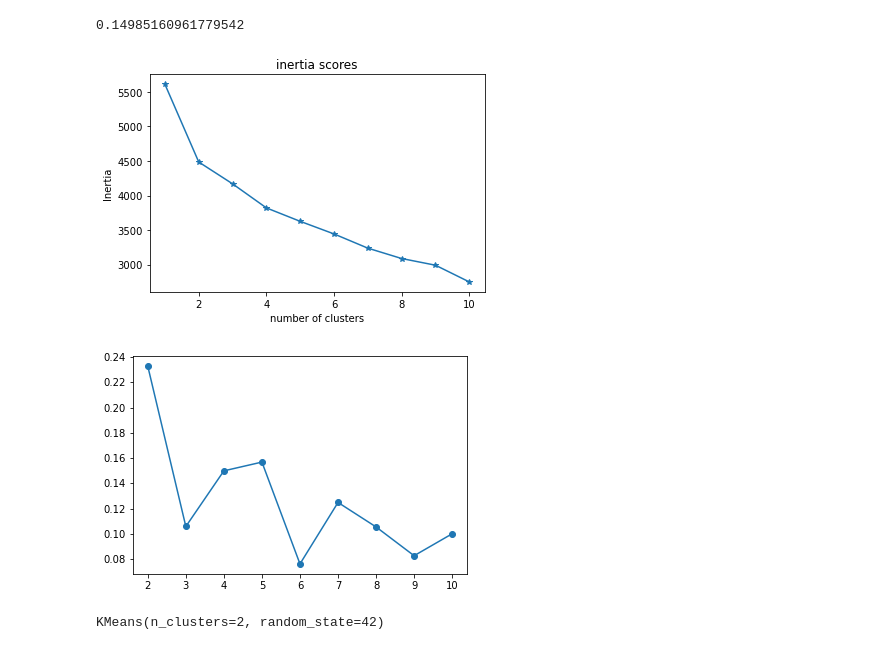
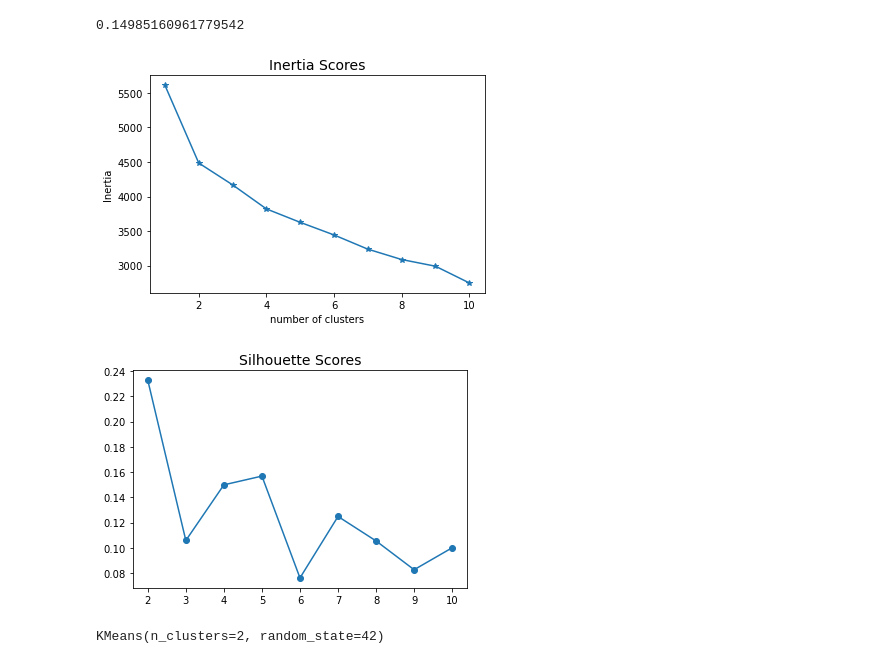
Before and after one commit to pemurp19/Predicting-HDI---Human-Development-Indicators, a Jupyter notebook: code/Clustering.ipynb, the cells around one changed output. Cells and saved outputs as stored; diff of their text form; code cells hidden in the pictures.

```diff
--- a/code/Clustering.ipynb
+++ b/code/Clustering.ipynb
@@ -110,20 +110,22 @@ for k in range(1,11):
 plt.plot(range(1,11), inertia_list, marker = '*');
 plt.xlabel('number of clusters')
 plt.ylabel('Inertia')
-plt.title('inertia scores');
+plt.title('Inertia Scores', fontsize = 14);
 # %% [output]
-[figure, old version]
+[figure, new version]
 # %%
 silhouette_list = []
 
 for k in range(2,11):
     km = KMeans(n_clusters = k, random_state= 42)
     km.fit(X_ss)
     silhouette_list.append(silhouette_score(X_ss, km.labels_))
 
-plt.plot(range(2,11), silhouette_list, marker='o');
+plt.plot(range(2,11), silhouette_list, marker='o')
+
+plt.title('Silhouette Scores', fontsize = 14);
 # %% [output]
-[figure, old version]
+[figure, new version]
 # %%
 # doesn't perform very well - try DBScan
 # will try to use one to feed
```
Also changed, not shown: 2 other files.
